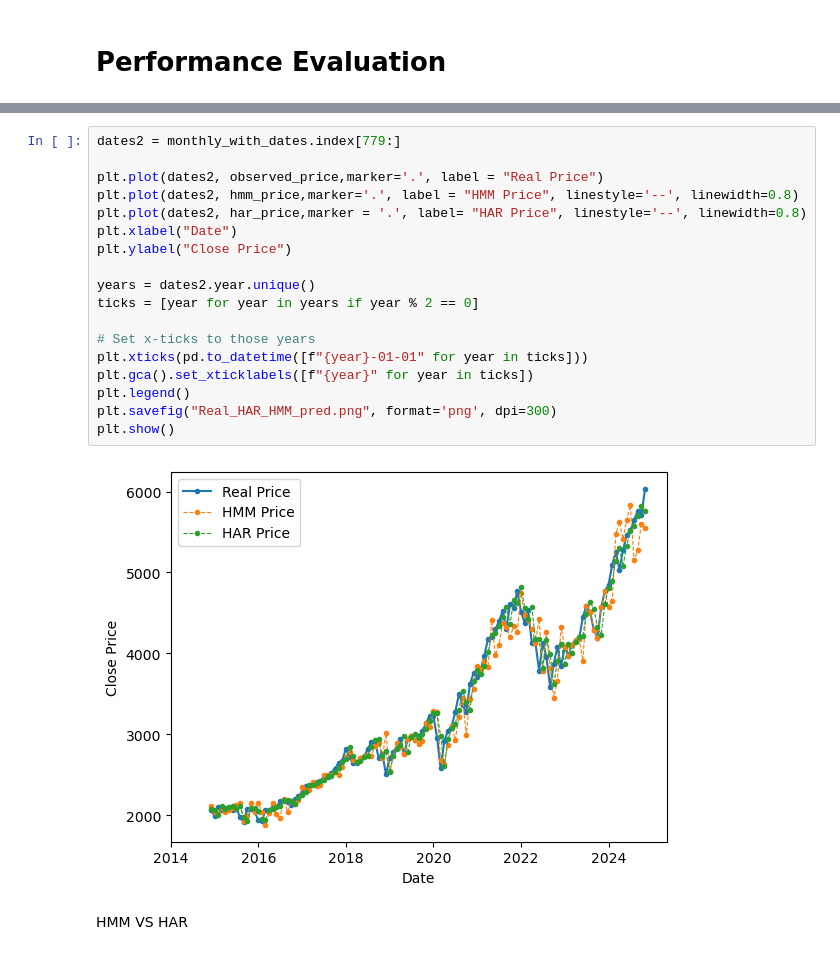
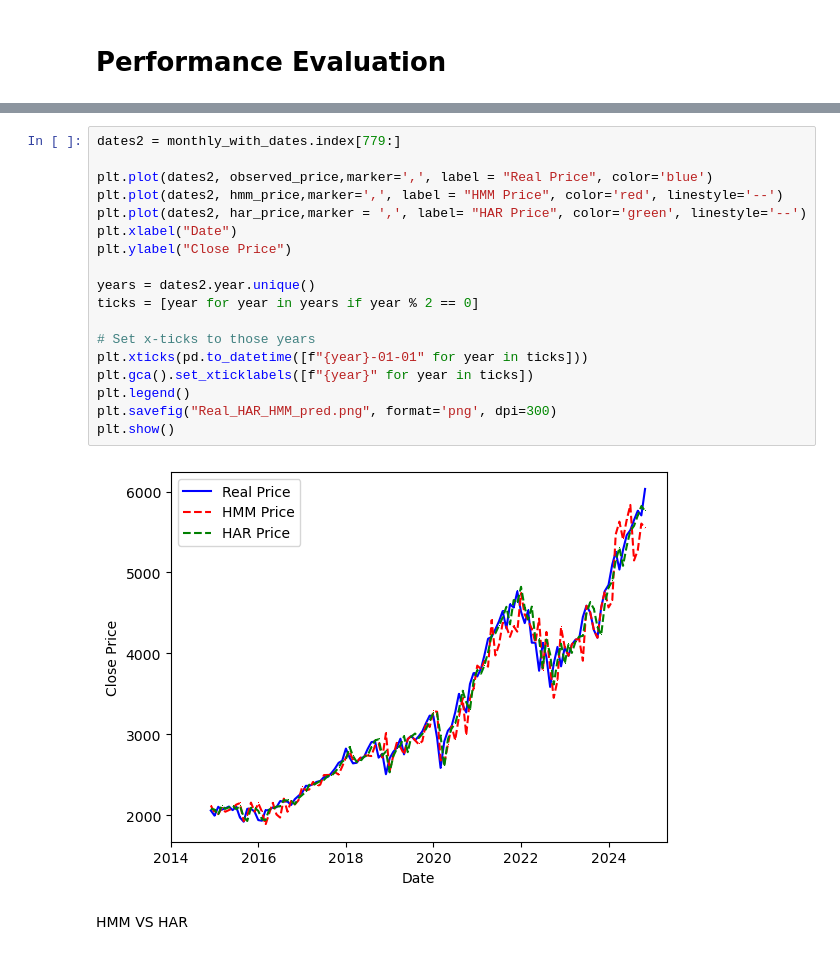
Before and after one commit to rinaaro/TS-project---HMM, a Jupyter notebook: Replication.ipynb, the cells around one changed output, grey strips where cells are left out. Cells and saved outputs as stored; diff of their text form.

```diff
--- a/Replication.ipynb
+++ b/Replication.ipynb
@@ -400,22 +422,22 @@ performance_table
 # %%
 dates2 = monthly_with_dates.index[779:]
 
-plt.plot(dates2, observed_price,marker='.', label = "Real Price")
-plt.plot(dates2, hmm_price,marker='.', label = "HMM Price", linestyle='--', linewidth=0.8)
-plt.plot(dates2, har_price,marker = '.', label= "HAR Price", linestyle='--', linewidth=0.8)
+plt.plot(dates2, observed_price,marker=',', label = "Real Price", color='blue')
+plt.plot(dates2, hmm_price,marker=',', label = "HMM Price", color='red', linestyle='--')
+plt.plot(dates2, har_price,marker = ',', label= "HAR Price", color='green', linestyle='--')
 plt.xlabel("Date")
 plt.ylabel("Close Price")
 
 years = dates2.year.unique()
 ticks = [year for year in years if year % 2 == 0]
 
 # Set x-ticks to those years
 plt.xticks(pd.to_datetime([f"{year}-01-01" for year in ticks]))
 plt.gca().set_xticklabels([f"{year}" for year in ticks])
 plt.legend()
 plt.savefig("Real_HAR_HMM_pred.png", format='png', dpi=300)
 plt.show()
 # %% [output]
-[figure, old version]
+[figure, new version]
 # %% [markdown]
 HMM VS HAR
```
Also changed, not shown: parts of 27 cells of this notebook.
